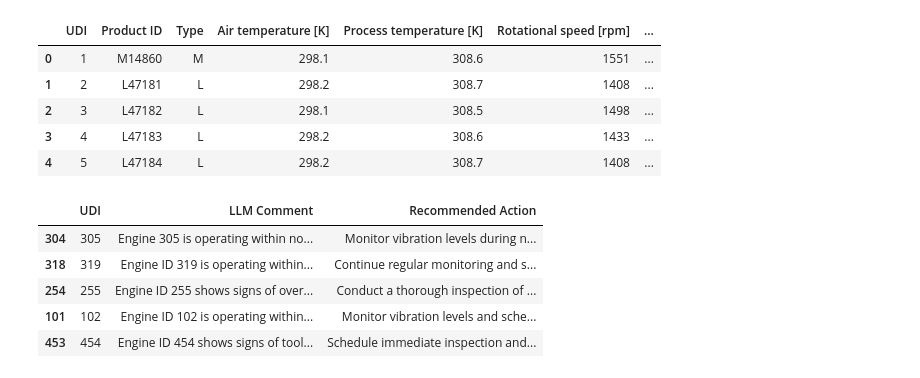
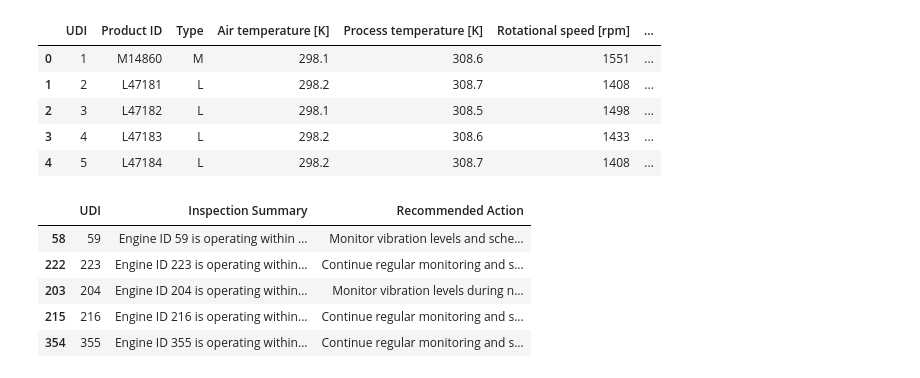
Before and after one commit to 4CDA/predictive_maintenance_decisiontrees, a Jupyter notebook: demo.ipynb, the cells around one changed output. Cells and saved outputs as stored; diff of their text form; code cells hidden in the pictures.

```diff
--- a/demo.ipynb
+++ b/demo.ipynb
@@ -154,15 +157,16 @@ def create_prompt(row):
         f'{{"comment": "...", "action": "..."}}'
     )
 # %%
-# 🤖 LLM call + JSON parser (OpenAI v1)
-def get_llm_comment(prompt):
+def generate_maintenance_report(prompt):
     response = client.chat.completions.create(
         model="gpt-4o-mini",
         messages=[{"role": "user", "content": prompt}],
         temperature=0.3,
-        max_tokens=200
+        max_tokens=800
     )
+
     raw_output = response.choices[0].message.content.strip()
+
 
     try:
         result = json.loads(raw_output)
@@ -171,4 +175,5 @@ def get_llm_comment(prompt):
         return raw_output, "Unable to extract action"
 # %%
 #  Make a safe copy of the original dataframe
-llm_comment_df = df.copy()
+
+generate_maintenance_report_df = df.copy()
@@ -186,7 +180,7 @@ Hello! How can I assist you today? If you're experiencing any issues or need sup
 # %%
 def safe_llm_comment(row):
     try:
-        return pd.Series(get_llm_comment(create_prompt(row)))
+        return pd.Series(generate_maintenance_report(create_prompt(row)))
     except Exception as e:
         print(f"Error on row {row['UDI']}: {e}")
         return pd.Series(["LLM error", "Unable to generate action"])
@@ -194,8 +188,9 @@ def safe_llm_comment(row):
 # Apply the LLM prompt and response function to each row of the dataset.
 # For every row, it generates a structured JSON response from the model,
 # then extracts and stores the 'comment' and 'recommended action' into two new columns.
-llm_comment_df[["LLM Comment", "Recommended Action"]] = llm_comment_df.apply(
-    lambda row: pd.Series(get_llm_comment(create_prompt(row))),
+
+generate_maintenance_report_df[["Inspection Summary", "Recommended Action"]] = generate_maintenance_report_df.apply(
+    safe_llm_comment,
     axis=1
 )
 # %%
@@ -213,13 +207,13 @@ llm_comment_df.to_csv("Data/llm_comments_with_actions.csv", index=False)
 # %%
 #check the CSV
-llm_comment_df.sample(5)[["UDI", "LLM Comment", "Recommended Action"]]
+generate_maintenance_report_df.sample(5)[["UDI", "Inspection Summary", "Recommended Action"]]
 # %% [output]
-|  | UDI | LLM Comment | Recommended Action |
-| 304 | 305 | Engine 305 is operating within no... | Monitor vibration levels during n... |
-| 318 | 319 | Engine ID 319 is operating within... | Continue regular monitoring and s... |
-| 254 | 255 | Engine ID 255 shows signs of over... | Conduct a thorough inspection of ... |
-| 101 | 102 | Engine ID 102 is operating within... | Monitor vibration levels and sche... |
-| 453 | 454 | Engine ID 454 shows signs of tool... | Schedule immediate inspection and... |
+|  | UDI | Inspection Summary | Recommended Action |
+| 58 | 59 | Engine ID 59 is operating within ... | Monitor vibration levels and sche... |
+| 222 | 223 | Engine ID 223 is operating within... | Continue regular monitoring and s... |
+| 203 | 204 | Engine ID 204 is operating within... | Monitor vibration levels during n... |
+| 215 | 216 | Engine ID 216 is operating within... | Continue regular monitoring and s... |
+| 354 | 355 | Engine ID 355 is operating within... | Continue regular monitoring and s... |
 # %%
 def bucket_action(text):
     text = text.lower()
```
Also changed, not shown: parts of 23 cells of this notebook, 4 other files.
